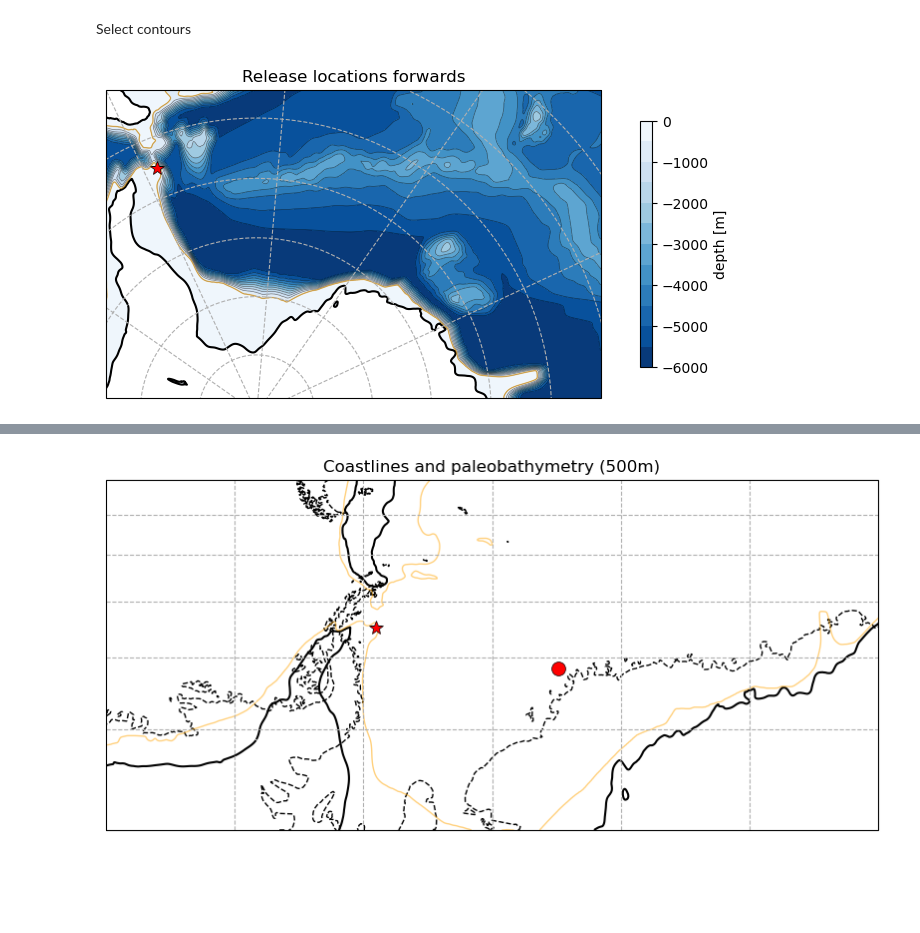
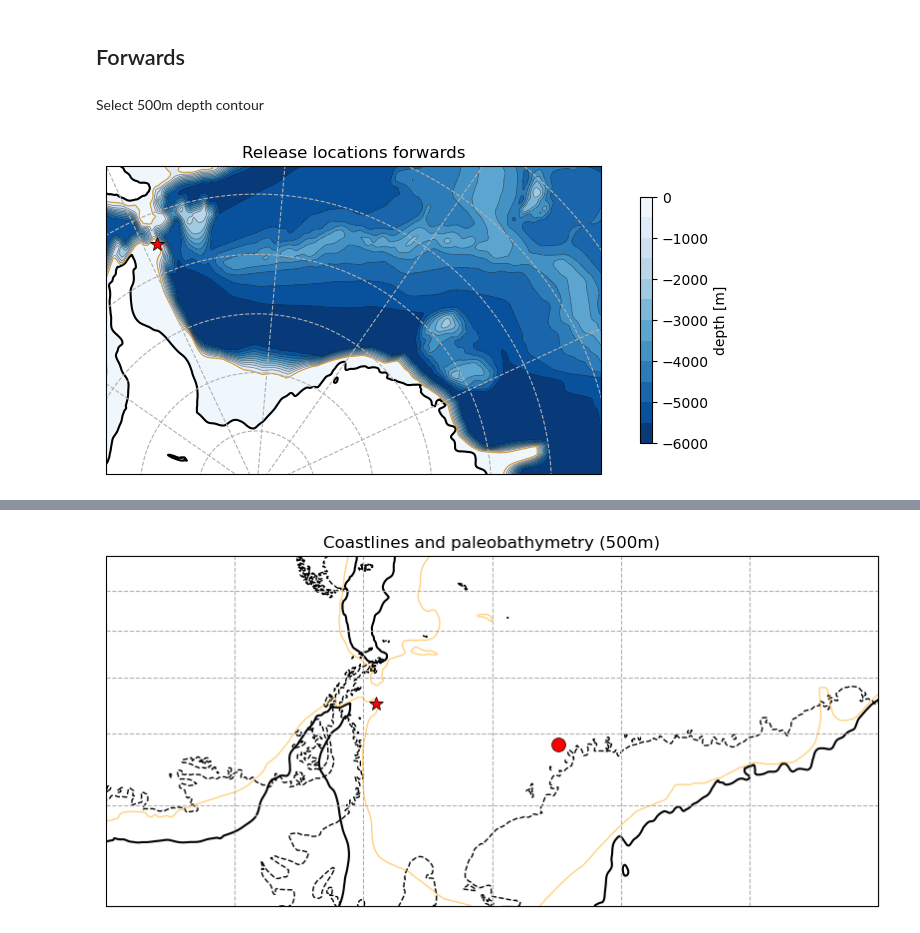
Before and after one commit to OceanParcels/MeltingIcebergs, a Jupyter notebook: preparation_files/ReleaseLocations.ipynb, the cells around one changed output, grey strips where cells are left out. Saved outputs shown, nothing was run; the diff lists cells and outputs as text; code cells hidden in the pictures; blank space fills up the shorter version.

```diff
--- a/preparation_files/ReleaseLocations.ipynb
+++ b/preparation_files/ReleaseLocations.ipynb
@@ -154,32 +113,0 @@ x696-1., y696-0.5
-# %% [markdown]
-Select contours
-# %%
-### Plot fields and icebergs
-fig, ax = plt.subplots(1, 1, subplot_kw={'projection': ccrs.SouthPolarStereo(central_longitude=-35)}, figsize=(10,4))
-ax.set_title(f'Release locations forwards')
-ax.set_extent([-60,40,-85,-60]) #-10
-ax.gridlines(linestyle='--')
-
-# Bathymetry
-lonsg, lonsl, latsg, latsl, varg, varl = divide_longitude(lons, lats, bathy)
-im = ax.contourf(lonsg, latsg, varg, levels=range(-6000,1,500), cmap="Blues_r", transform=ccrs.PlateCarree())
-im = ax.contourf(lonsl, latsl, varl, levels=range(-6000,1,500), cmap="Blues_r", transform=ccrs.PlateCarree())
-plt.colorbar(im, ax=ax, shrink=0.8, label="depth [m]")
-ax.contour(lonsg, latsg, varg, levels=range(-6000,1,500), linewidths=0.5, alpha=0.5, colors="k", linestyles='-', transform=ccrs.PlateCarree())
-ax.contour(lonsl, latsl, varl, levels=range(-6000,1,500), linewidths=0.5, alpha=0.5, colors="k", linestyles='-', transform=ccrs.PlateCarree())
-
-# Coastlines
-lonsg, lonsl, latsg, latsl, varg, varl = divide_longitude(lons, lats, bathy)
-ax.contour(lonsg, latsg, varg, levels=[0], transform=ccrs.PlateCarree(), colors='k')
-ax.contour(lonsl, latsl, varl, levels=[0], transform=ccrs.PlateCarree(), colors='k')
-
-# Test
-cs1 = ax.contour(lonsg, latsg, varg, levels=[-500], linewidths=1, alpha=0.5, colors="orange", linestyles='-', transform=ccrs.PlateCarree())
-cs2 = ax.contour(lonsl, latsl, varl, levels=[-500], linewidths=1, alpha=0.5, colors="orange", linestyles='-', transform=ccrs.PlateCarree())
-
-# ODP 696
-ax.plot(x696, y696, color='r', marker='*', markersize=10, markeredgecolor='black', markeredgewidth=.5, transform=ccrs.PlateCarree())
-
-plt.show()
-# %% [output]
-[figure, removed]
@@ -214 +114,35 @@ plt.show()
+# %% [markdown]
+## Forwards
+# %% [markdown]
+Select 500m depth contour
+# %%
+### Setup figure
+fig, ax = plt.subplots(1, 1, subplot_kw={'projection': ccrs.SouthPolarStereo(central_longitude=-35)}, figsize=(10,4))
+ax.set_title(f'Release locations forwards')
+ax.set_extent([-60,40,-85,-60])
+ax.gridlines(linestyle='--')
+
+### Plot main figure
+# Coastlines
+lonsg, lonsl, latsg, latsl, varg, varl = divide_longitude(lonst, latst, bathy)
+ax.contour(lonsg, latsg, varg, levels=[0], transform=ccrs.PlateCarree(), colors='k')
+ax.contour(lonsl, latsl, varl, levels=[0], transform=ccrs.PlateCarree(), colors='k')
+
+# Bathymetry
+im = ax.contourf(lonsg, latsg, varg, levels=range(-6000,1,500), cmap='Blues_r', transform=ccrs.PlateCarree())
+im = ax.contourf(lonsl, latsl, varl, levels=range(-6000,1,500), cmap='Blues_r', transform=ccrs.PlateCarree())
+plt.colorbar(im, ax=ax, shrink=0.8, label='depth [m]')
+ax.contour(lonsg, latsg, varg, levels=range(-6000,1,500), linewidths=0.5, alpha=0.5, colors='k', linestyles='-', transform=ccrs.PlateCarree())
+ax.contour(lonsl, latsl, varl, levels=range(-6000,1,500), linewidths=0.5, alpha=0.5, colors='k', linestyles='-', transform=ccrs.PlateCarree())
+
+# Contour 500m depth
+cs1 = ax.contour(lonsg, latsg, varg, levels=[-500], linewidths=1, alpha=0.5, colors='orange', linestyles='-', transform=ccrs.PlateCarree())
+cs2 = ax.contour(lonsl, latsl, varl, levels=[-500], linewidths=1, alpha=0.5, colors='orange', linestyles='-', transform=ccrs.PlateCarree())
+
+# ODP Site 696
+ax.plot(x696_le, y696_le, color='r', marker='*', markersize=10, markeredgecolor='k', markeredgewidth=.5, transform=ccrs.PlateCarree())
+
+plt.show()
+# %% [output]
+[figure, added]
 # %%
```
Also changed, not shown: parts of 64 cells of this notebook, 11 other files.
